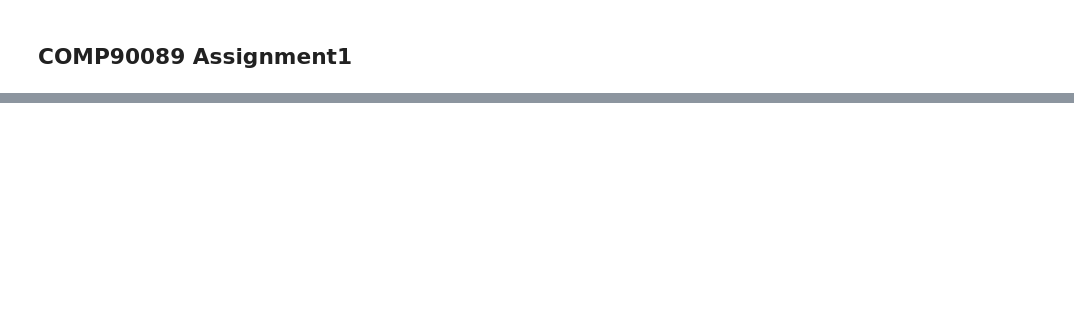
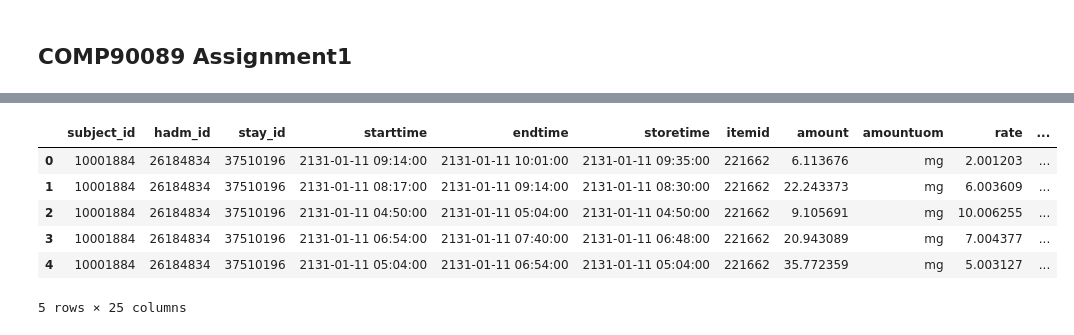
Before and after one commit to echoid/MLAH, a Jupyter notebook: comp90089_assignment1_2022_991504.ipynb, the cells around one changed output, grey strips where cells are left out. Drawn from its saved outputs; the diff is of its cells as text; code cells hidden in the pictures; blank space fills up the shorter version.

```diff
--- a/comp90089_assignment1_2022_991504.ipynb
+++ b/comp90089_assignment1_2022_991504.ipynb
@@ -47,0 +142,17 @@ Cons
+# %%
+# Set up environment variables
+project_id = 'clinical-entity-extraction'
+if project_id == 'CHANGE-ME':
+  raise ValueError('You must change project_id to your GCP project.')
+os.environ["GOOGLE_CLOUD_PROJECT"] = project_id
+
+# Read data from BigQuery into pandas dataframes.
+def run_query(query, project_id=project_id):
+  return pd.io.gbq.read_gbq(
+      query,
+      project_id=project_id,
+      dialect='standard')
+
+# set the dataset
+# if you want to use the demo, change this to mimic_demo
+dataset = 'mimiciv'
@@ -47,0 +204,11 @@ Cons
+# %%
+##Module icu:
+drugs = run_query("""
+
+SELECT *
+FROM `physionet-data.mimiciv_icu.inputevents`
+WHERE itemid in (221289,221653,221662,221749,221906,221986,222315)
+ORDER BY subject_id
+
+""")
+print(drugs.head())
@@ -47,0 +250,10 @@ Cons
+# %%
+drugs.head()
+# %% [output]
+|  | subject_id | hadm_id | stay_id | starttime | endtime | storetime | itemid | amount | amountuom | rate | ... |
+| 0 | 10001884 | 26184834 | 37510196 | 2131-01-11 09:14:00 | 2131-01-11 10:01:00 | 2131-01-11 09:35:00 | 221662 | 6.113676 | mg | 2.001203 | ... |
+| 1 | 10001884 | 26184834 | 37510196 | 2131-01-11 08:17:00 | 2131-01-11 09:14:00 | 2131-01-11 08:30:00 | 221662 | 22.243373 | mg | 6.003609 | ... |
+| 2 | 10001884 | 26184834 | 37510196 | 2131-01-11 04:50:00 | 2131-01-11 05:04:00 | 2131-01-11 04:50:00 | 221662 | 9.105691 | mg | 10.006255 | ... |
+| 3 | 10001884 | 26184834 | 37510196 | 2131-01-11 06:54:00 | 2131-01-11 07:40:00 | 2131-01-11 06:48:00 | 221662 | 20.943089 | mg | 7.004377 | ... |
+| 4 | 10001884 | 26184834 | 37510196 | 2131-01-11 05:04:00 | 2131-01-11 06:54:00 | 2131-01-11 05:04:00 | 221662 | 35.772359 | mg | 5.003127 | ... |
+5 rows × 25 columns
```
Also changed, not shown: parts of 40 cells of this notebook, 15 other files.
